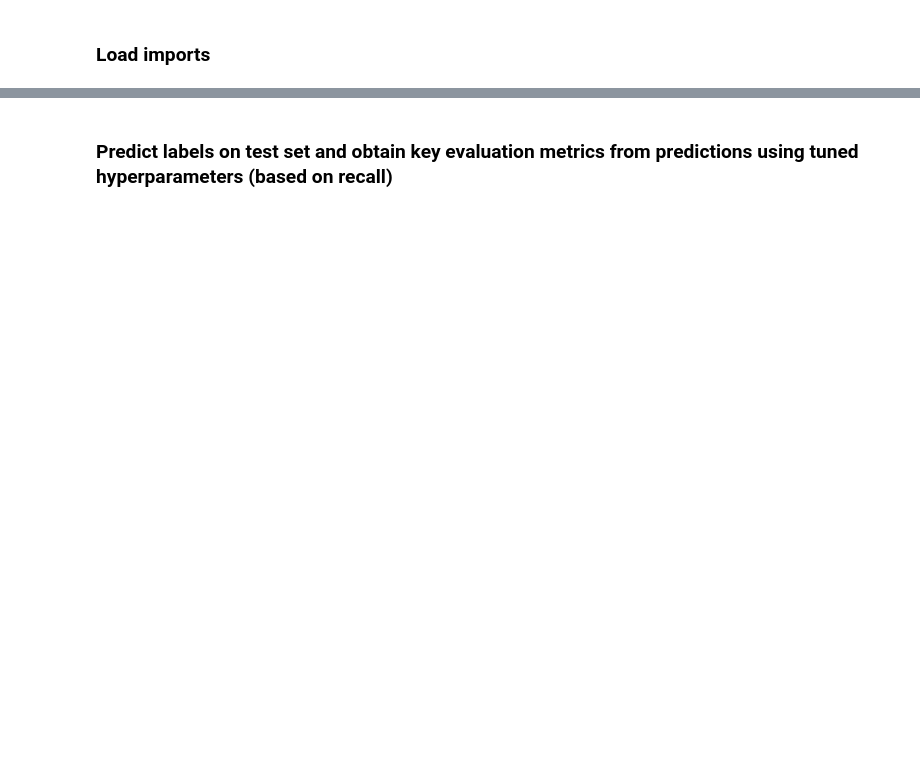
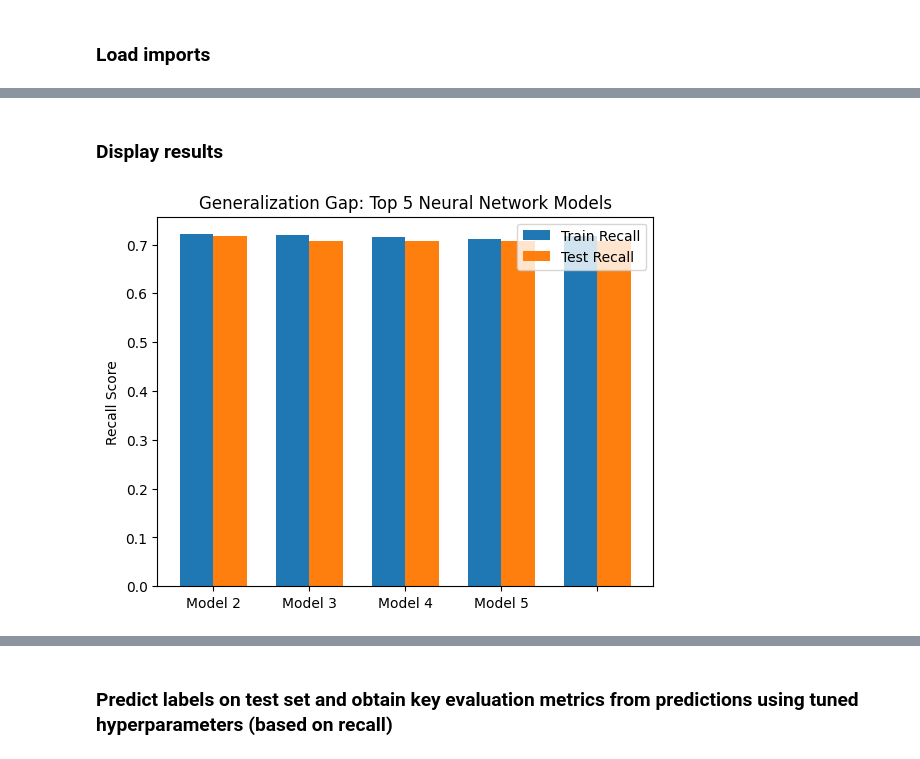
Before and after one commit to amylin1249/nypd-enforcement-gap, a Jupyter notebook: src/train_neural_network.ipynb, the cells around one changed output, grey strips where cells are left out. Drawn from its saved outputs; the diff is of its cells as text; code cells hidden in the pictures; blank space fills up the shorter version.

Commit message:
Finalized neural network code

```diff
--- a/src/train_neural_network.ipynb
+++ b/src/train_neural_network.ipynb
@@ -197,0 +140,32 @@ ax.grid(alpha=0.25)
+# %% [markdown]
+### Display results
+# %%
+# Print results
+grid_search_results = pd.DataFrame(grid_search.cv_results_)
+
+results_table = grid_search_results[[
+    "param_neural_depth", "param_neural_width", "param_learning_rate", "param_batch_size",
+    "mean_test_accuracy", "rank_test_accuracy",
+    "mean_test_precision", "rank_test_precision",
+    "mean_test_recall", "rank_test_recall",
+    "mean_test_f1", "rank_test_f1"
+]].copy()
+
+# Plot top 5 models
+top_5_results = grid_search_results.sort_values(by="mean_test_recall", ascending=False).head(5).reset_index(drop=True)
+fig, ax = plt.subplots()
+
+x = np.arange(len(top_5_results))
+width = 0.35
+
+rects1 = ax.bar(x - width/2, top_5_results["mean_train_recall"], width, label='Train Recall')
+rects2 = ax.bar(x + width/2, top_5_results["mean_test_recall"], width, label='Test Recall')
+
+ax.set_ylabel('Recall Score')
+ax.set_title('Generalization Gap: Top 5 Neural Network Models')
+ax.set_xticks(x)
+ax.set_xticklabels([f"Model {i+1}" for i in range(5)])
+ax.legend()
+plt.show()
+# %% [output]
+[figure, added]
```
Also changed, not shown: parts of 21 cells of this notebook, 1 other file.
